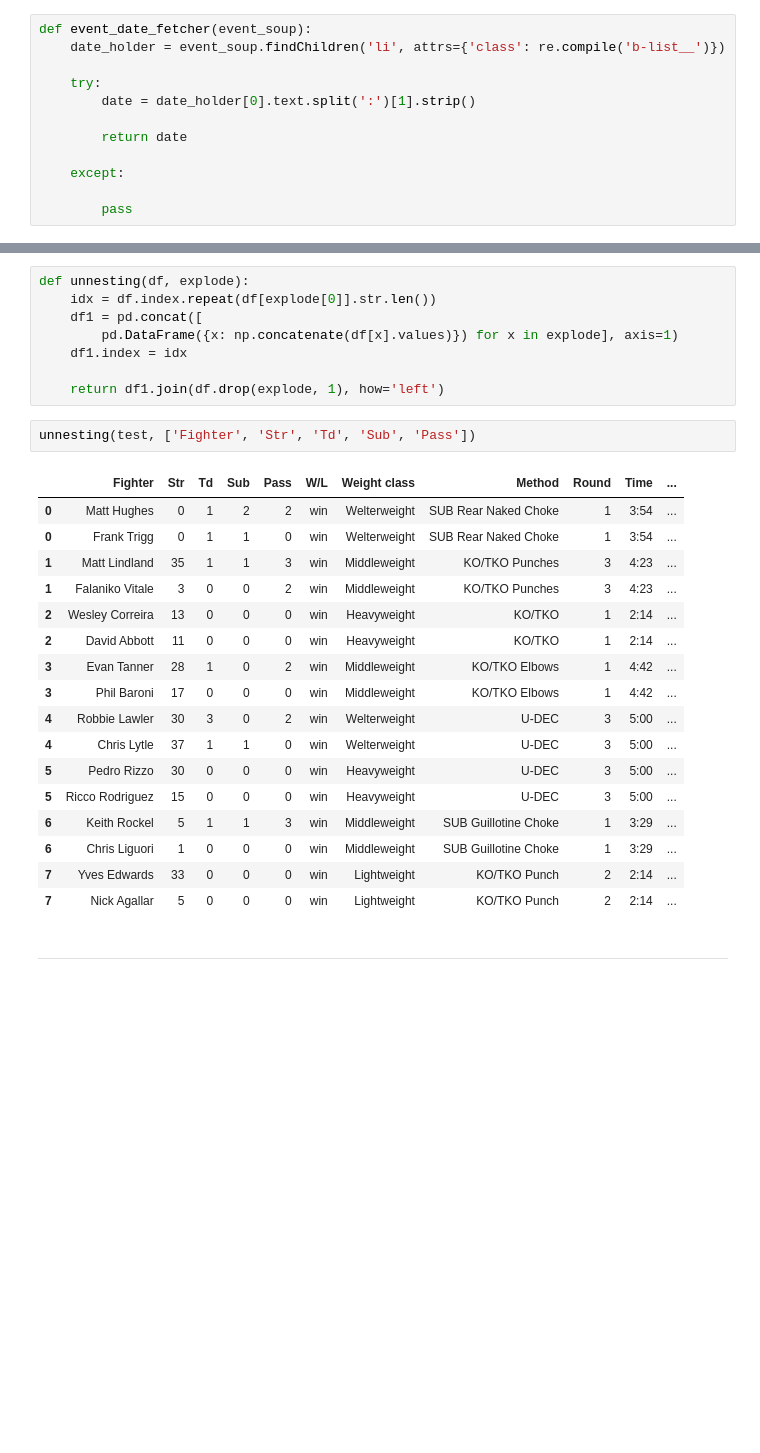
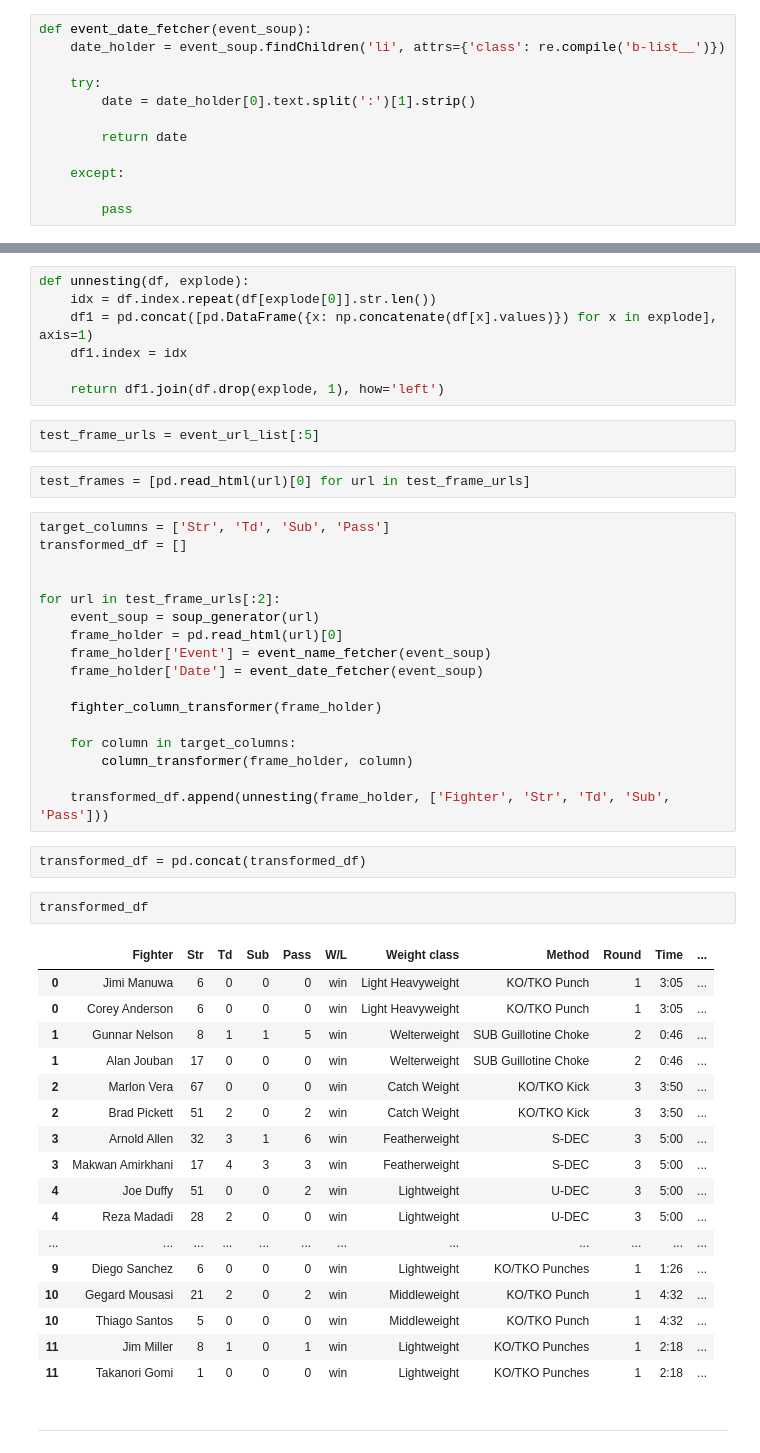
Before and after one commit to Neji128/Creating-a-SQL-Server-via-Web-Scrapping, a Jupyter notebook: data/Web_Scrapping.ipynb, the cells around one changed output, grey strips where cells are left out. Saved outputs shown, nothing was run; the diff lists cells and outputs as text; blank space fills up the shorter version.

Commit message:
Event Dataframe Constructor POC drafted

```diff
--- a/data/Web_Scrapping.ipynb
+++ b/data/Web_Scrapping.ipynb
@@ -468,30 +435,52 @@ test['Date'] = event_date_fetcher(test_soup)
 # %%
 def unnesting(df, explode):
     idx = df.index.repeat(df[explode[0]].str.len())
-    df1 = pd.concat([
-        pd.DataFrame({x: np.concatenate(df[x].values)}) for x in explode], axis=1)
+    df1 = pd.concat([pd.DataFrame({x: np.concatenate(df[x].values)}) for x in explode], axis=1)
     df1.index = idx
 
     return df1.join(df.drop(explode, 1), how='left')
-# %%
-unnesting(test, ['Fighter', 'Str', 'Td', 'Sub', 'Pass'])
-# %% [output]
-|  | Fighter | Str | Td | Sub | Pass | W/L | Weight class | Method | Round | Time | ... |
-| 0 | Matt Hughes | 0 | 1 | 2 | 2 | win | Welterweight | SUB Rear Naked Choke | 1 | 3:54 | ... |
-| 0 | Frank Trigg | 0 | 1 | 1 | 0 | win | Welterweight | SUB Rear Naked Choke | 1 | 3:54 | ... |
-| 1 | Matt Lindland | 35 | 1 | 1 | 3 | win | Middleweight | KO/TKO Punches | 3 | 4:23 | ... |
-| 1 | Falaniko Vitale | 3 | 0 | 0 | 2 | win | Middleweight | KO/TKO Punches | 3 | 4:23 | ... |
-| 2 | Wesley Correira | 13 | 0 | 0 | 0 | win | Heavyweight | KO/TKO | 1 | 2:14 | ... |
-| 2 | David Abbott | 11 | 0 | 0 | 0 | win | Heavyweight | KO/TKO | 1 | 2:14 | ... |
-| 3 | Evan Tanner | 28 | 1 | 0 | 2 | win | Middleweight | KO/TKO Elbows | 1 | 4:42 | ... |
-| 3 | Phil Baroni | 17 | 0 | 0 | 0 | win | Middleweight | KO/TKO Elbows | 1 | 4:42 | ... |
-| 4 | Robbie Lawler | 30 | 3 | 0 | 2 | win | Welterweight | U-DEC | 3 | 5:00 | ... |
-| 4 | Chris Lytle | 37 | 1 | 1 | 0 | win | Welterweight | U-DEC | 3 | 5:00 | ... |
-| 5 | Pedro Rizzo | 30 | 0 | 0 | 0 | win | Heavyweight | U-DEC | 3 | 5:00 | ... |
-| 5 | Ricco Rodriguez | 15 | 0 | 0 | 0 | win | Heavyweight | U-DEC | 3 | 5:00 | ... |
-| 6 | Keith Rockel | 5 | 1 | 1 | 3 | win | Middleweight | SUB Guillotine Choke | 1 | 3:29 | ... |
-| 6 | Chris Liguori | 1 | 0 | 0 | 0 | win | Middleweight | SUB Guillotine Choke | 1 | 3:29 | ... |
-| 7 | Yves Edwards | 33 | 0 | 0 | 0 | win | Lightweight | KO/TKO Punch | 2 | 2:14 | ... |
-| 7 | Nick Agallar | 5 | 0 | 0 | 0 | win | Lightweight | KO/TKO Punch | 2 | 2:14 | ... |
+# %%
+test_frame_urls = event_url_list[:5]
+# %%
+test_frames = [pd.read_html(url)[0] for url in test_frame_urls]
+# %%
+target_columns = ['Str', 'Td', 'Sub', 'Pass']
+transformed_df = []
+
+
+for url in test_frame_urls[:2]:
+    event_soup = soup_generator(url)
+    frame_holder = pd.read_html(url)[0]
+    frame_holder['Event'] = event_name_fetcher(event_soup)
+    frame_holder['Date'] = event_date_fetcher(event_soup)
+
+    fighter_column_transformer(frame_holder)
+
+    for column in target_columns:
+        column_transformer(frame_holder, column)
+
+    transformed_df.append(unnesting(frame_holder, ['Fighter', 'Str', 'Td', 'Sub', 'Pass']))
+# %%
+transformed_df = pd.concat(transformed_df)
+# %%
+transformed_df
+# %% [output]
+|  | Fighter | Str | Td | Sub | Pass | W/L | Weight class | Method | Round | Time | ... |
+| 0 | Jimi Manuwa | 6 | 0 | 0 | 0 | win | Light Heavyweight | KO/TKO Punch | 1 | 3:05 | ... |
+| 0 | Corey Anderson | 6 | 0 | 0 | 0 | win | Light Heavyweight | KO/TKO Punch | 1 | 3:05 | ... |
+| 1 | Gunnar Nelson | 8 | 1 | 1 | 5 | win | Welterweight | SUB Guillotine Choke | 2 | 0:46 | ... |
+| 1 | Alan Jouban | 17 | 0 | 0 | 0 | win | Welterweight | SUB Guillotine Choke | 2 | 0:46 | ... |
+| 2 | Marlon Vera | 67 | 0 | 0 | 0 | win | Catch Weight | KO/TKO Kick | 3 | 3:50 | ... |
+| 2 | Brad Pickett | 51 | 2 | 0 | 2 | win | Catch Weight | KO/TKO Kick | 3 | 3:50 | ... |
+| 3 | Arnold Allen | 32 | 3 | 1 | 6 | win | Featherweight | S-DEC | 3 | 5:00 | ... |
+| 3 | Makwan Amirkhani | 17 | 4 | 3 | 3 | win | Featherweight | S-DEC | 3 | 5:00 | ... |
+| 4 | Joe Duffy | 51 | 0 | 0 | 2 | win | Lightweight | U-DEC | 3 | 5:00 | ... |
+| 4 | Reza Madadi | 28 | 2 | 0 | 0 | win | Lightweight | U-DEC | 3 | 5:00 | ... |
+| ... | ... | ... | ... | ... | ... | ... | ... | ... | ... | ... | ... |
+| 9 | Diego Sanchez | 6 | 0 | 0 | 0 | win | Lightweight | KO/TKO Punches | 1 | 1:26 | ... |
+| 10 | Gegard Mousasi | 21 | 2 | 0 | 2 | win | Middleweight | KO/TKO Punch | 1 | 4:32 | ... |
+| 10 | Thiago Santos | 5 | 0 | 0 | 0 | win | Middleweight | KO/TKO Punch | 1 | 4:32 | ... |
+| 11 | Jim Miller | 8 | 1 | 0 | 1 | win | Lightweight | KO/TKO Punches | 1 | 2:18 | ... |
+| 11 | Takanori Gomi | 1 | 0 | 0 | 0 | win | Lightweight | KO/TKO Punches | 1 | 2:18 | ... |
 # %% [markdown]
 ***************************************************************************************************************
```
Also changed, not shown: parts of 47 cells of this notebook, 33 other files.
